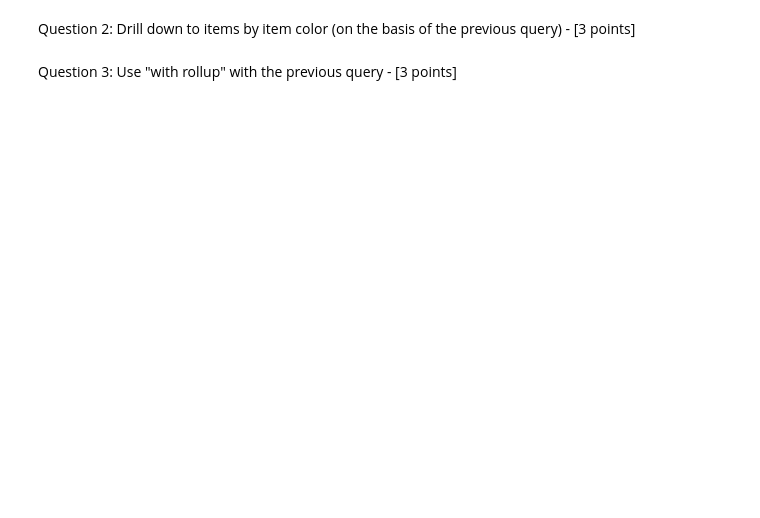
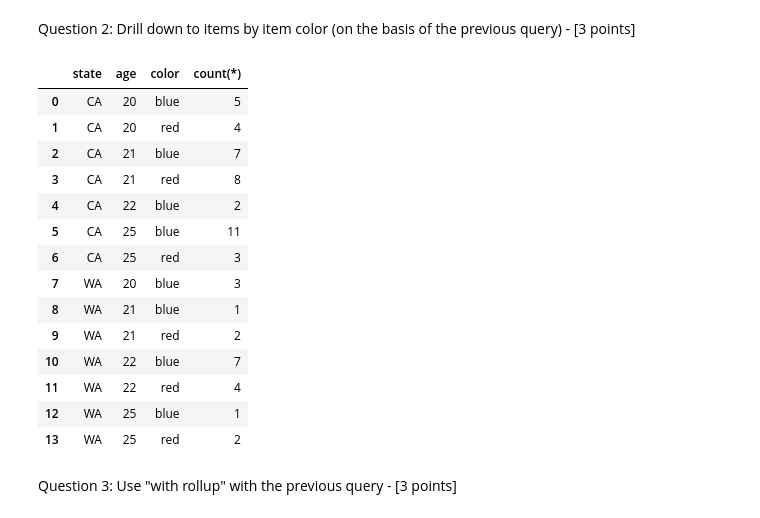
Before and after one commit to CougarBellinger/ISTA-322-FA24, a Jupyter notebook: Classwork/Labs/DE_Lab5_olap_cougar_bellinger.ipynb, the cells around one changed output. Saved outputs shown, nothing was run; the diff lists cells and outputs as text; code cells hidden in the pictures; blank space fills up the shorter version.

```diff
--- a/Classwork/Labs/DE_Lab5_olap_cougar_bellinger.ipynb
+++ b/Classwork/Labs/DE_Lab5_olap_cougar_bellinger.ipynb
@@ -152,2 +275,26 @@ Question 2: Drill down to items by item color (on the basis of the previous quer
+# %%
+sql = """
+SELECT state, age, color, count(*)
+FROM salesdb_sales F, salesdb_store S, salesdb_customer C, salesdb_item I
+WHERE F.storeID=S.storeID AND F.custID=C.custID AND F.itemID=I.itemID
+GROUP BY state, age, color;
+"""
+run_query(sql)
+# %% [output]
+|  | state | age | color | count(*) |
+| 0 | CA | 20 | blue | 5 |
+| 1 | CA | 20 | red | 4 |
+| 2 | CA | 21 | blue | 7 |
+| 3 | CA | 21 | red | 8 |
+| 4 | CA | 22 | blue | 2 |
+| 5 | CA | 25 | blue | 11 |
+| 6 | CA | 25 | red | 3 |
+| 7 | WA | 20 | blue | 3 |
+| 8 | WA | 21 | blue | 1 |
+| 9 | WA | 21 | red | 2 |
+| 10 | WA | 22 | blue | 7 |
+| 11 | WA | 22 | red | 4 |
+| 12 | WA | 25 | blue | 1 |
+| 13 | WA | 25 | red | 2 |
 # %% [markdown]
 Question 3: Use "with rollup" with the previous query - [3 points]
```
Also changed, not shown: parts of 22 cells of this notebook, 1 other file.
